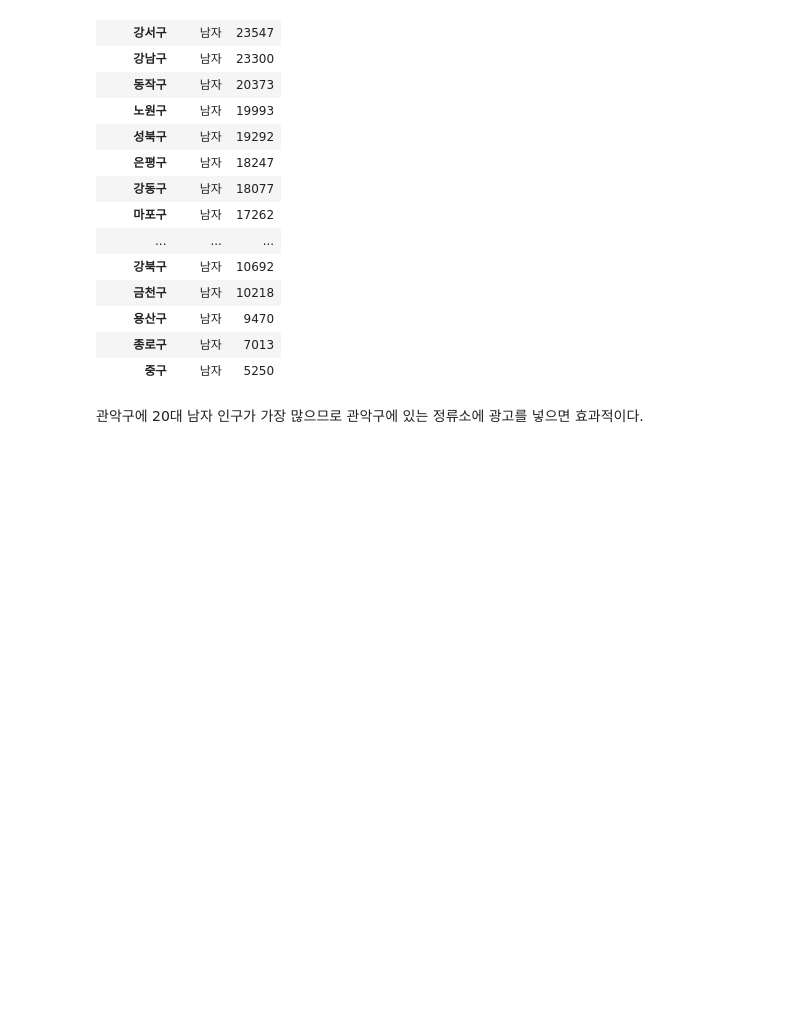
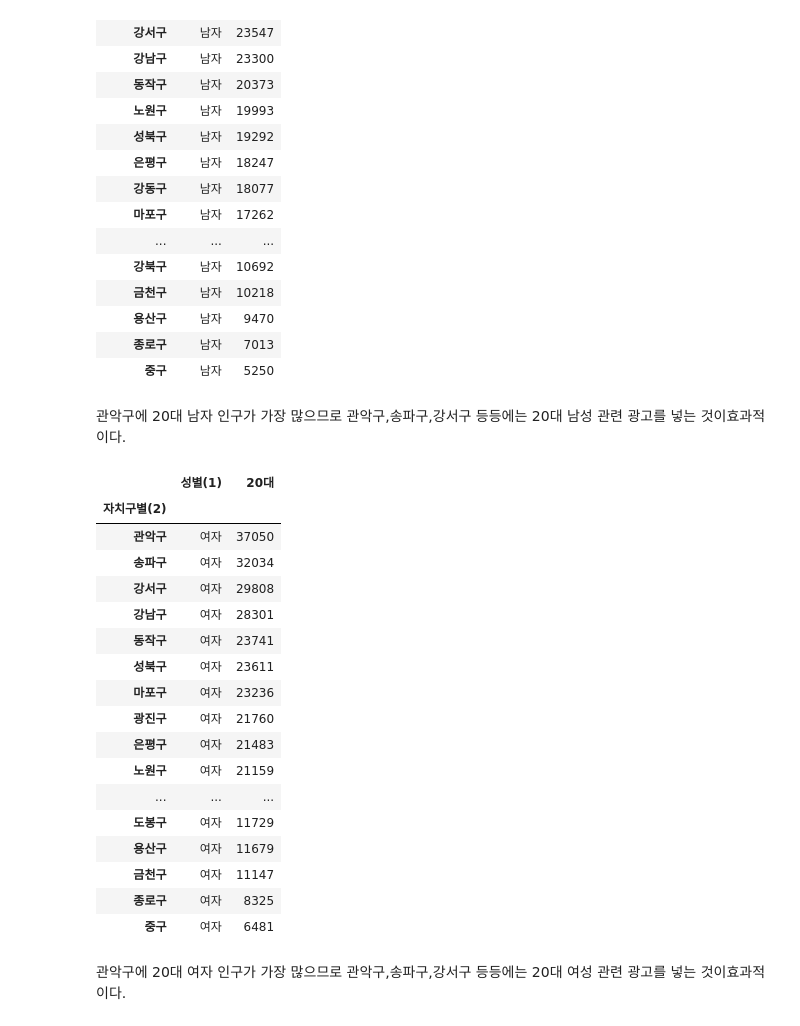
Before and after one commit to Aimerlee123/Python-teamproject, a Jupyter notebook: 공공자전거_이용현황_분석.ipynb, the cells around one changed output. Saved outputs shown, nothing was run; the diff lists cells and outputs as text; code cells hidden in the pictures; blank space fills up the shorter version.

```diff
--- a/공공자전거_이용현황_분석.ipynb
+++ b/공공자전거_이용현황_분석.ipynb
@@ -258,4 +287,28 @@ guage_20m.sort_values(by='20대',ascending=False)
 | 종로구 | 남자 | 7013 |
 | 중구 | 남자 | 5250 |
 # %% [markdown]
-관악구에 20대 남자 인구가 가장 많으므로 관악구에 있는 정류소에 광고를 넣으면 효과적이다.
+관악구에 20대 남자 인구가 가장 많으므로 관악구,송파구,강서구 등등에는 20대 남성 관련 광고를 넣는 것이효과적이다.
+# %%
+guage_20w=guage_20[guage_20['성별(1)']=='여자']
+guage_20w.sort_values(by='20대',ascending=False)
+# %% [output]
+|  | 성별(1) | 20대 |
+| 자치구별(2) |  |  |
+| 관악구 | 여자 | 37050 |
+| 송파구 | 여자 | 32034 |
+| 강서구 | 여자 | 29808 |
+| 강남구 | 여자 | 28301 |
+| 동작구 | 여자 | 23741 |
+| 성북구 | 여자 | 23611 |
+| 마포구 | 여자 | 23236 |
+| 광진구 | 여자 | 21760 |
+| 은평구 | 여자 | 21483 |
+| 노원구 | 여자 | 21159 |
+| ... | ... | ... |
+| 도봉구 | 여자 | 11729 |
+| 용산구 | 여자 | 11679 |
+| 금천구 | 여자 | 11147 |
+| 종로구 | 여자 | 8325 |
+| 중구 | 여자 | 6481 |
+# %% [markdown]
+관악구에 20대 여자 인구가 가장 많으므로 관악구,송파구,강서구 등등에는 20대 여성 관련 광고를 넣는 것이효과적이다.
```
Also changed, not shown: parts of 4 cells of this notebook.
